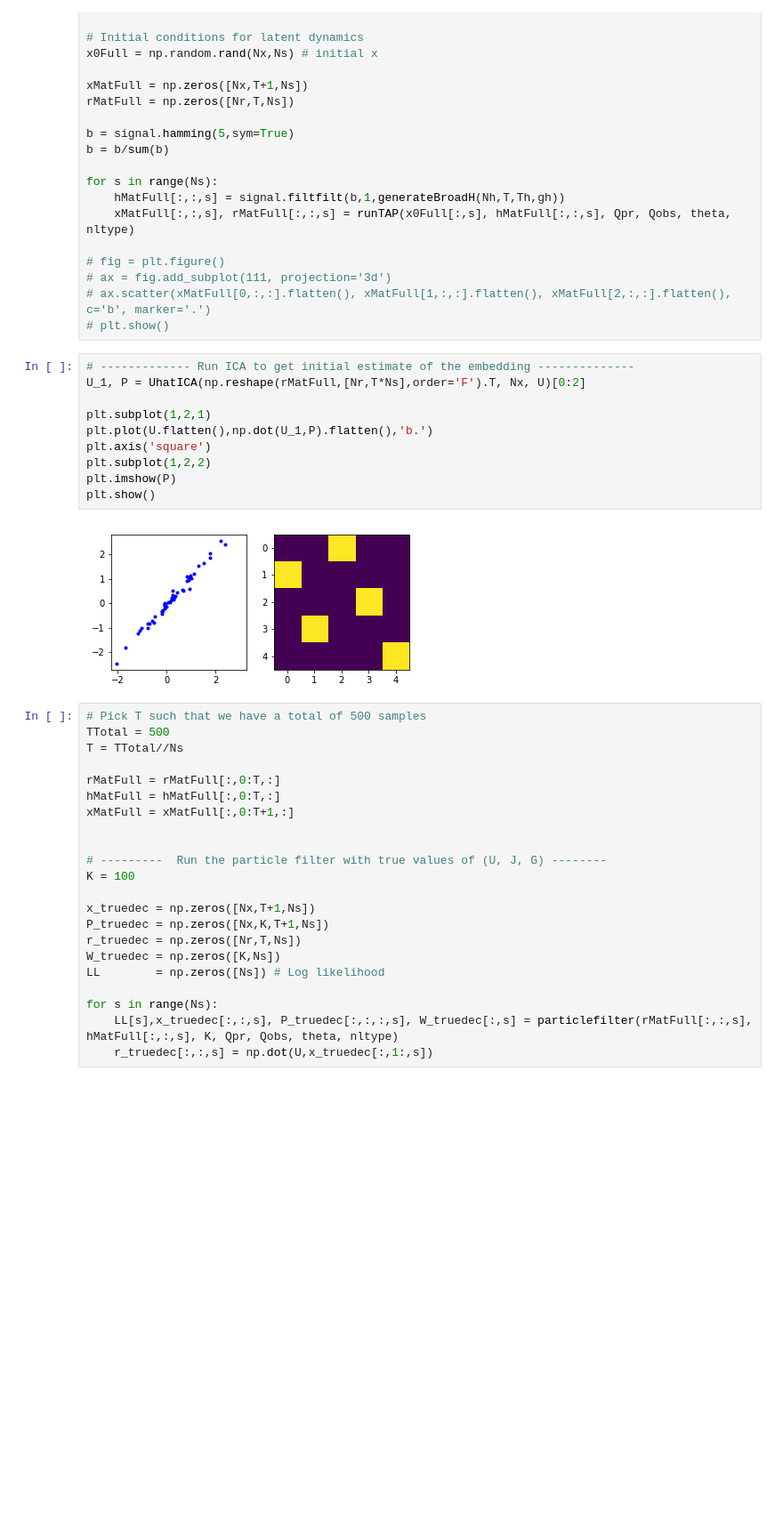
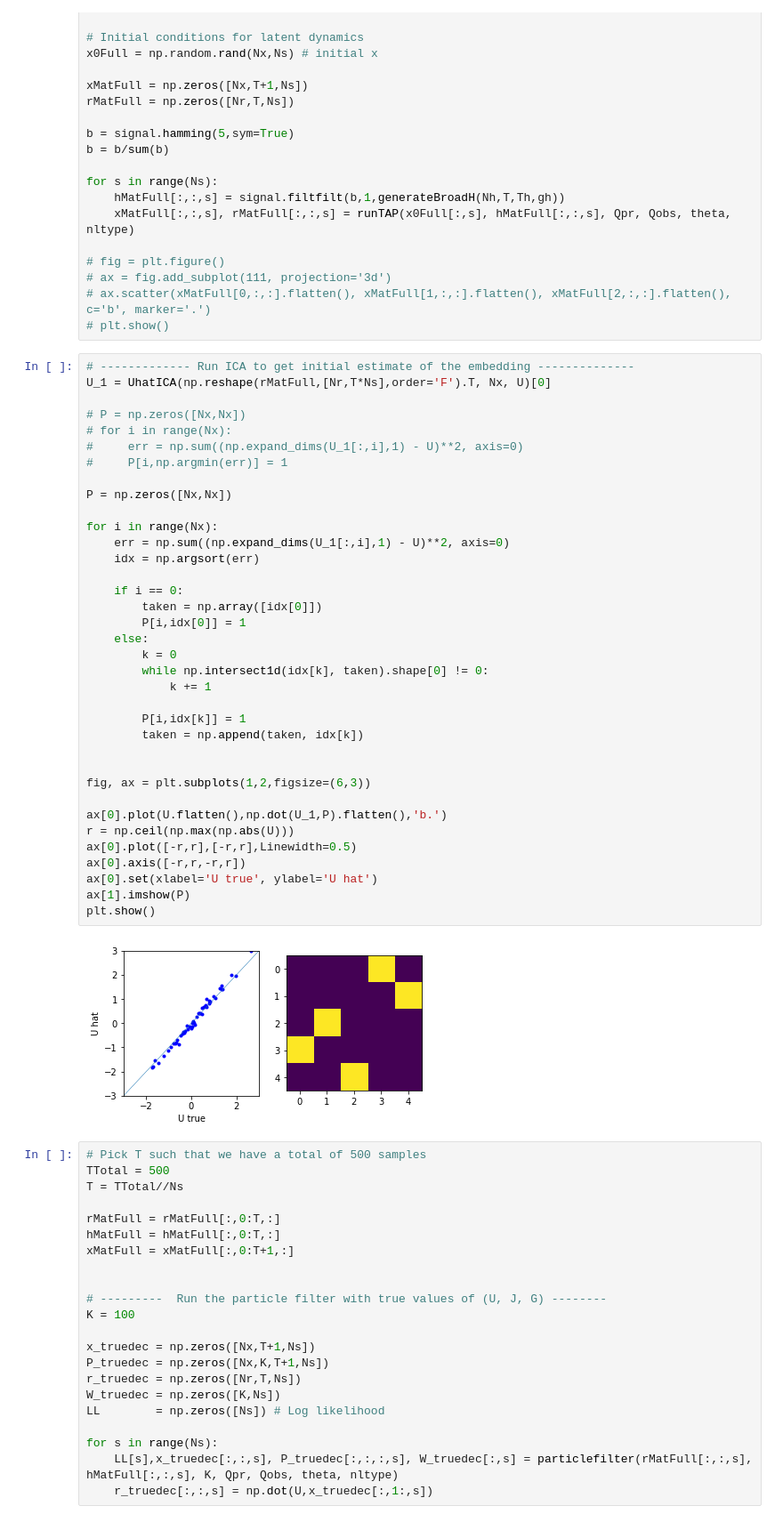
Before and after one commit to rajdbz11/Particle-EM-for-NeuralTAP-PY, a Jupyter notebook: ParticleEMScript.ipynb, the cells around one changed output. Shown: that part at 89% size. Drawn from its saved outputs; the diff is of its cells as text; blank space fills up the shorter version.

```diff
--- a/ParticleEMScript.ipynb
+++ b/ParticleEMScript.ipynb
@@ -582,18 +70,44 @@ for s in range(Ns):
 # ax = fig.add_subplot(111, projection='3d')
 # ax.scatter(xMatFull[0,:,:].flatten(), xMatFull[1,:,:].flatten(), xMatFull[2,:,:].flatten(), c='b', marker='.')
 # plt.show()
-# %%
-# ------------- Run ICA to get initial estimate of the embedding --------------
-U_1, P = UhatICA(np.reshape(rMatFull,[Nr,T*Ns],order='F').T, Nx, U)[0:2]
-
-plt.subplot(1,2,1)
-plt.plot(U.flatten(),np.dot(U_1,P).flatten(),'b.')
-plt.axis('square')
-plt.subplot(1,2,2)
-plt.imshow(P)
-plt.show()
-# %% [output]
-[figure, removed]
+# %%
+# ------------- Run ICA to get initial estimate of the embedding --------------
+U_1 = UhatICA(np.reshape(rMatFull,[Nr,T*Ns],order='F').T, Nx, U)[0]
+
+# P = np.zeros([Nx,Nx])
+# for i in range(Nx):
+#     err = np.sum((np.expand_dims(U_1[:,i],1) - U)**2, axis=0)
+#     P[i,np.argmin(err)] = 1
+
+P = np.zeros([Nx,Nx])
+
+for i in range(Nx):
+    err = np.sum((np.expand_dims(U_1[:,i],1) - U)**2, axis=0)
+    idx = np.argsort(err)
+
+    if i == 0:
+        taken = np.array([idx[0]])
+        P[i,idx[0]] = 1
+    else:
+        k = 0
+        while np.intersect1d(idx[k], taken).shape[0] != 0:
+            k += 1
+
+        P[i,idx[k]] = 1
+        taken = np.append(taken, idx[k])
+
+
+fig, ax = plt.subplots(1,2,figsize=(6,3))
+
+ax[0].plot(U.flatten(),np.dot(U_1,P).flatten(),'b.')
+r = np.ceil(np.max(np.abs(U)))
+ax[0].plot([-r,r],[-r,r],Linewidth=0.5)
+ax[0].axis([-r,r,-r,r])
+ax[0].set(xlabel='U true', ylabel='U hat')
+ax[1].imshow(P)
+plt.show()
+# %% [output]
+[figure, added]
 # %%
 # Pick T such that we have a total of 500 samples
 TTotal = 500
```
Also changed, not shown: parts of 14 cells of this notebook, 2 other files.
